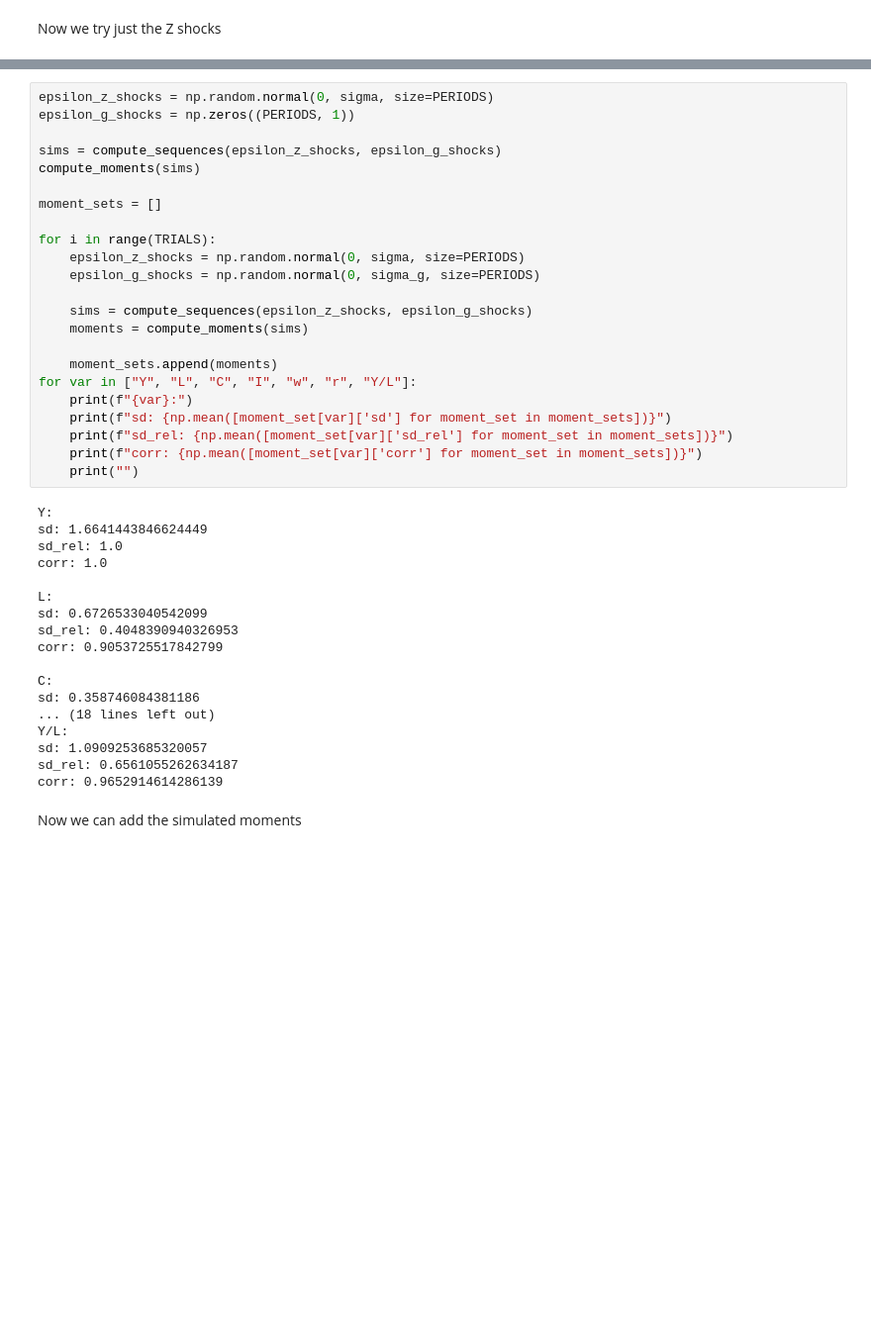
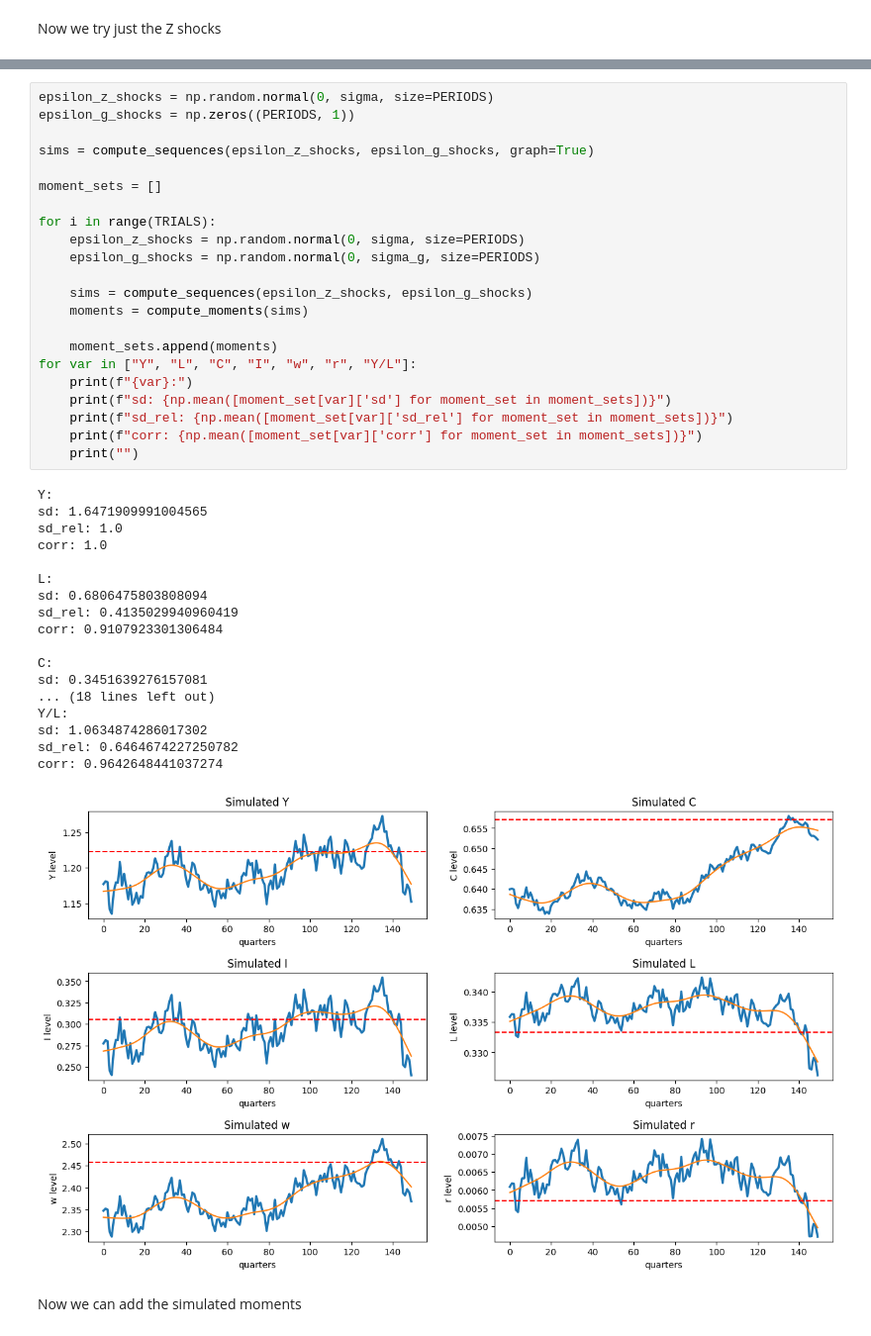
Before and after one commit to sthau/econ-212, a Jupyter notebook: macro_2/macro_2.ipynb, the cells around one changed output, grey strips where cells are left out. Shown at 99% size. Cells and saved outputs as stored; diff of their text form; blank space fills up the shorter version.

```diff
--- a/macro_2/macro_2.ipynb
+++ b/macro_2/macro_2.ipynb
@@ -369,43 +374,43 @@ corr: 0.9665299395405863
 epsilon_z_shocks = np.random.normal(0, sigma, size=PERIODS)
 epsilon_g_shocks = np.zeros((PERIODS, 1))
 
-sims = compute_sequences(epsilon_z_shocks, epsilon_g_shocks)
-compute_moments(sims)
+sims = compute_sequences(epsilon_z_shocks, epsilon_g_shocks, graph=True)
 
 moment_sets = []
 
 for i in range(TRIALS):
     epsilon_z_shocks = np.random.normal(0, sigma, size=PERIODS)
     epsilon_g_shocks = np.random.normal(0, sigma_g, size=PERIODS)
 
     sims = compute_sequences(epsilon_z_shocks, epsilon_g_shocks)
     moments = compute_moments(sims)
 
     moment_sets.append(moments)
 for var in ["Y", "L", "C", "I", "w", "r", "Y/L"]:
     print(f"{var}:")
     print(f"sd: {np.mean([moment_set[var]['sd'] for moment_set in moment_sets])}")
     print(f"sd_rel: {np.mean([moment_set[var]['sd_rel'] for moment_set in moment_sets])}")
     print(f"corr: {np.mean([moment_set[var]['corr'] for moment_set in moment_sets])}")
     print("")
 # %% [output]
 Y:
-sd: 1.6641443846624449
+sd: 1.6471909991004565
 sd_rel: 1.0
 corr: 1.0
 
 L:
-sd: 0.6726533040542099
-sd_rel: 0.4048390940326953
-corr: 0.9053725517842799
+sd: 0.6806475803808094
+sd_rel: 0.4135029940960419
+corr: 0.9107923301306484
 
 C:
-sd: 0.358746084381186
+sd: 0.3451639276157081
 ... (18 lines left out)
 Y/L:
-sd: 1.0909253685320057
-sd_rel: 0.6561055262634187
-corr: 0.9652914614286139
+sd: 1.0634874286017302
+sd_rel: 0.6464674227250782
+corr: 0.9642648441037274
+[figure, added]
 # %% [markdown]
 Now we can add the simulated moments
 # %% [markdown]
```
Also changed, not shown: parts of 3 cells of this notebook.
